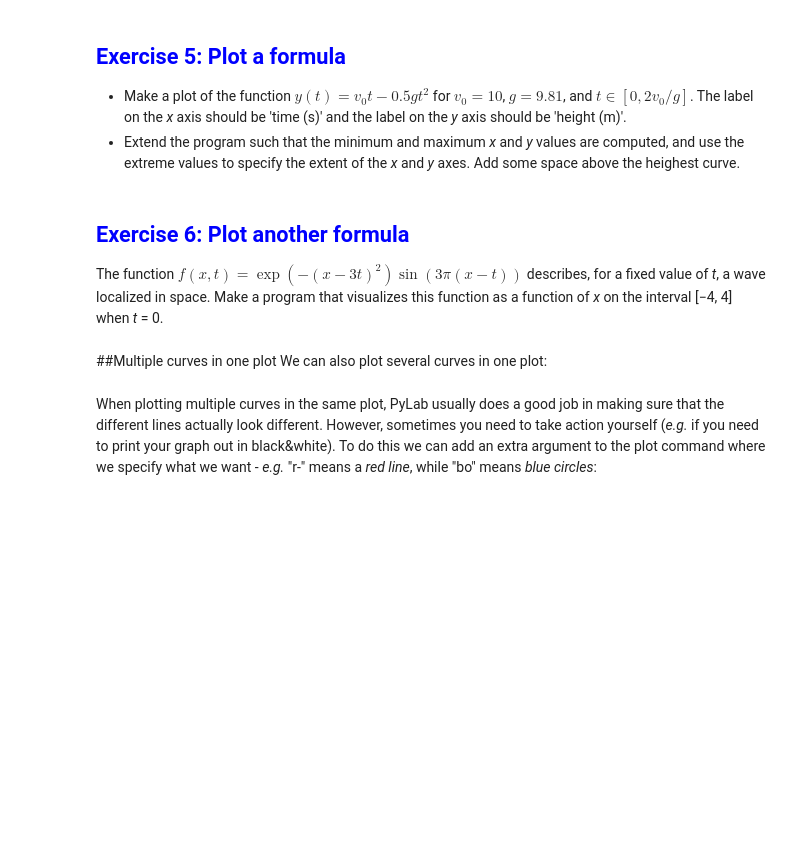
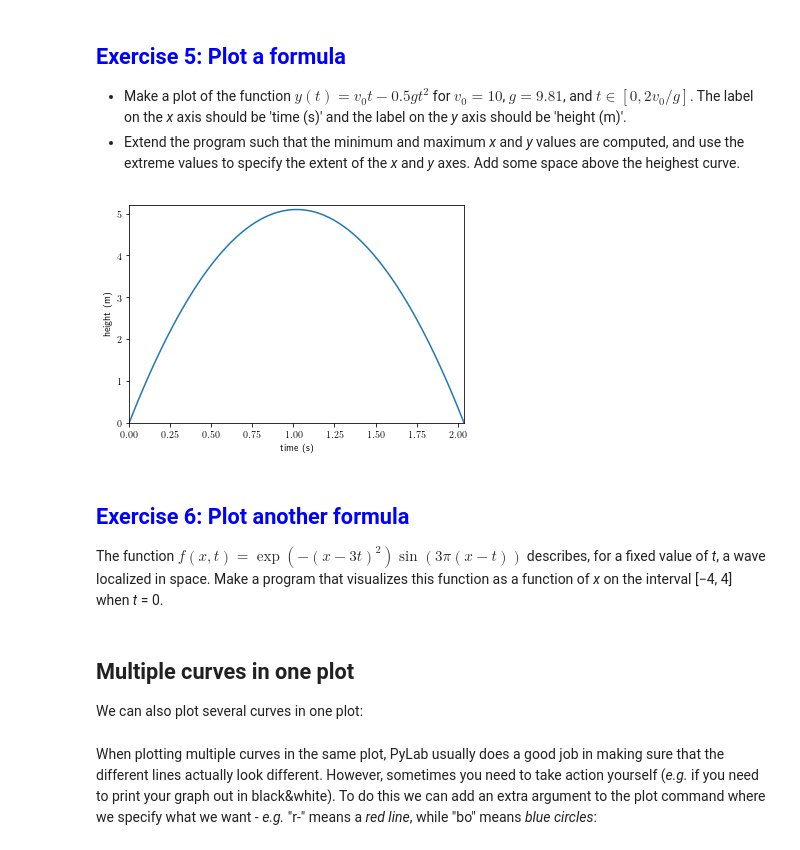
Before and after one commit to srh18/Introduction-to-Python-programming-for-MPECDT, a Jupyter notebook: notebook/Python-3.ipynb, the cells around one changed output. Saved outputs shown, nothing was run; the diff lists cells and outputs as text; code cells hidden in the pictures; blank space fills up the shorter version.

```diff
--- a/notebook/Python-3.ipynb
+++ b/notebook/Python-3.ipynb
@@ -211,6 +262,19 @@ show()
 ## <span style="color:blue">Exercise 5: Plot a formula</span>
 * Make a plot of the function $y(t) = v_0t − 0.5gt^2$ for $v_0 = 10$, $g = 9.81$, and $t \in [0, 2v_0/g]$. The label on the *x* axis should be 'time (s)' and the label on the *y* axis should be 'height (m)'.
 * Extend the program such that the minimum and maximum *x* and *y* values are computed, and use the extreme values to specify the extent of the *x* and *y* axes. Add some space above the heighest curve.
+# %%
+def y(t,v0=10,g=9.81):
+    return v0*t-0.5*g*t**2
+
+t=linspace(0,2*10/9.81,100)
+h=y(t)
+plot(t,h)
+xlabel('time (s)')
+ylabel('height (m)')
+axis([t.min(), t.max(), h.min(), h.max()+0.1])
+show()
+# %% [output]
+[figure, added]
 # %% [markdown]
 ## <span style="color:blue">Exercise 6: Plot another formula</span>
 The function</br></br>
@@ -220,5 +287,5 @@ describes, for a fixed value of *t*, a wave localized in space. Make a program t
 # %% [markdown]
-##Multiple curves in one plot
+## Multiple curves in one plot
 We can also plot several curves in one plot:
 # %%
 def f1(t):
```
Also changed, not shown: parts of 17 cells of this notebook, 2 other files.
